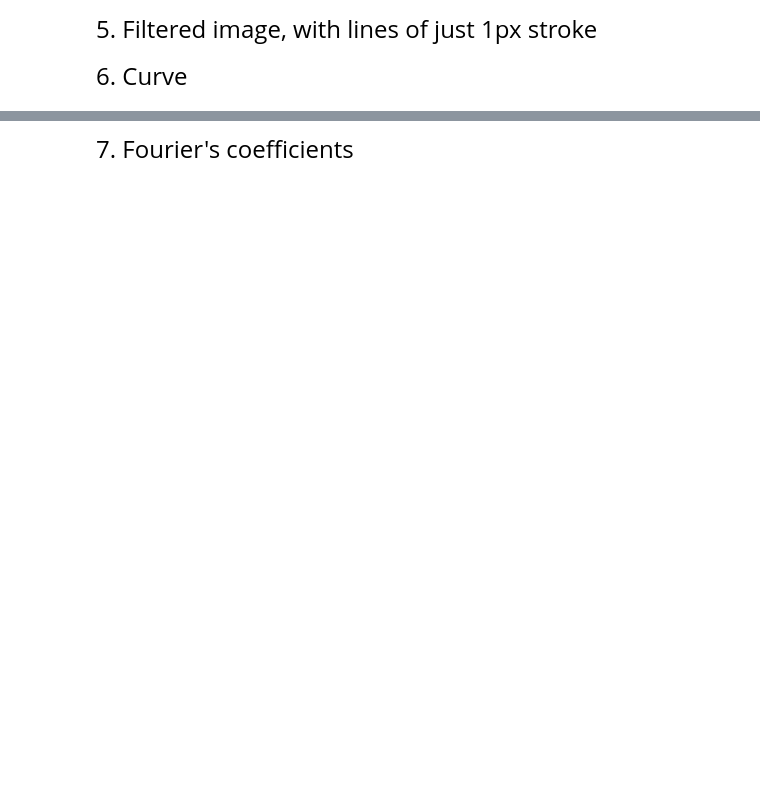
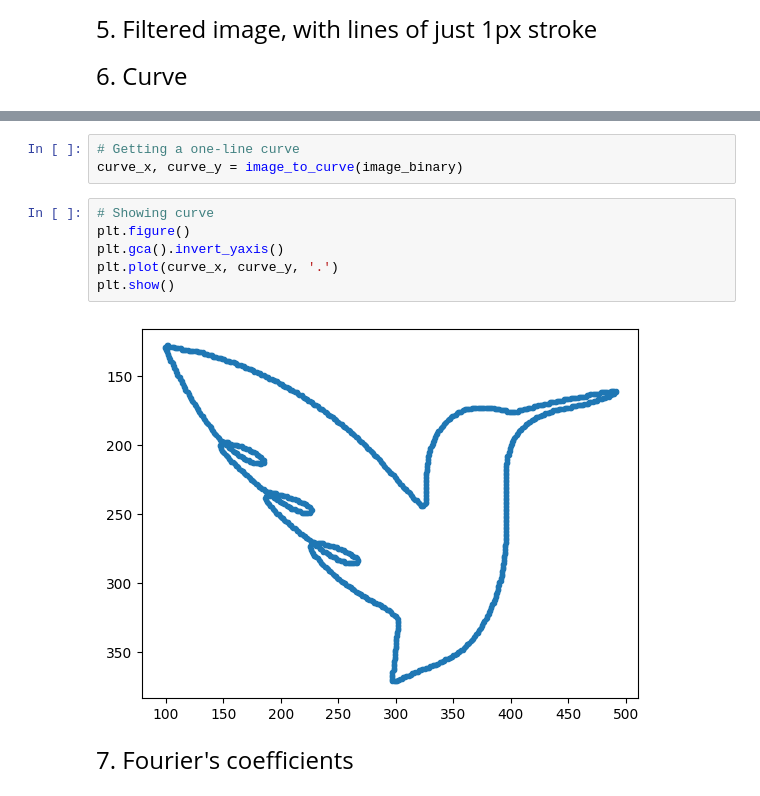
Before and after one commit to steurendo/FourierCoefficientsGenerator, a Jupyter notebook: img_to_fourier.ipynb, the cells around one changed output, grey strips where cells are left out. Drawn from its saved outputs; the diff is of its cells as text; blank space fills up the shorter version.

```diff
--- a/img_to_fourier.ipynb
+++ b/img_to_fourier.ipynb
@@ -72,2 +145,13 @@ plt.show()
+# %%
+# Getting a one-line curve
+curve_x, curve_y = image_to_curve(image_binary)
+# %%
+# Showing curve
+plt.figure()
+plt.gca().invert_yaxis()
+plt.plot(curve_x, curve_y, '.')
+plt.show()
+# %% [output]
+[figure, added]
 # %% [markdown]
 <font size=5>7. Fourier's coefficients</font>
```
Also changed, not shown: parts of 17 cells of this notebook, 11 other files.
